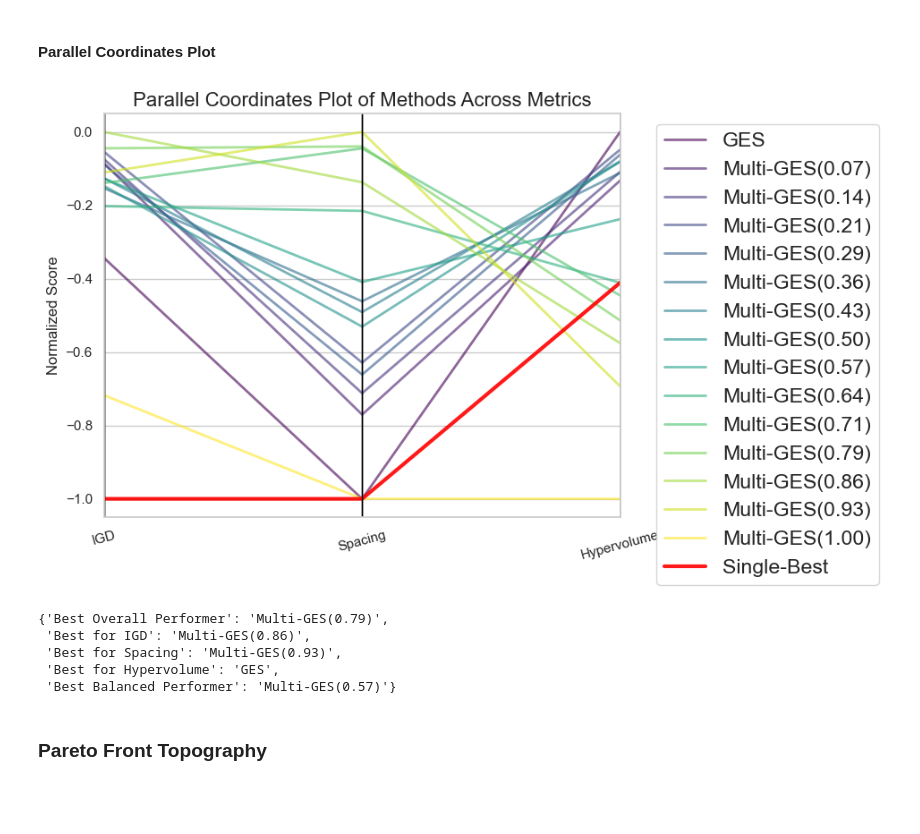
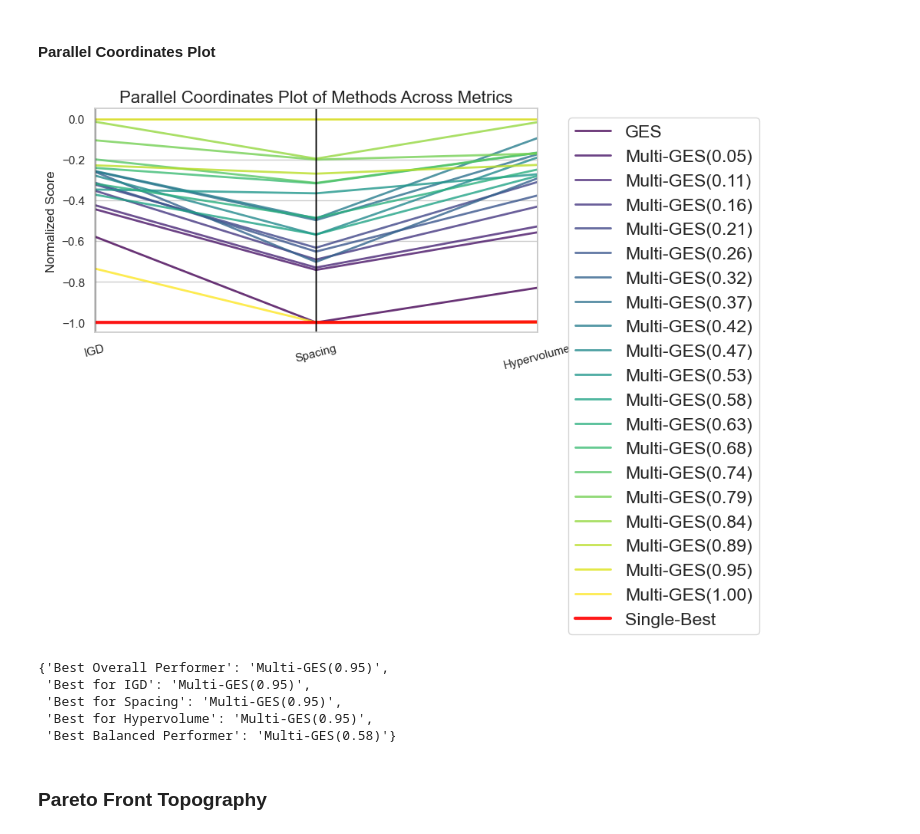
Before and after one commit to Atraxus/HA-ES, a Jupyter notebook: haes/plotting.ipynb, the cells around one changed output. Drawn from its saved outputs; the diff is of its cells as text; code cells hidden in the pictures; blank space fills up the shorter version.

```diff
--- a/haes/plotting.ipynb
+++ b/haes/plotting.ipynb
@@ -32,7 +32,7 @@ method_id_name_dict = {
     "MEMORY_QDO": "Memory-QDO-ES",
     "DISK_QDO": "Diskspace-QDO-ES",
 }
-infer_time_weights = np.linspace(0, 1, num=15)[1:]
+infer_time_weights = np.linspace(0, 1, num=20)[1:]
 infer_time_weights = np.round(infer_time_weights, 2)
 multi_ges_method_ids = [f"MULTI_GES-{time_weight:.2f}" for time_weight in infer_time_weights]
 multi_ges_method_names = [f"Multi-GES({time_weight:.2f})" for time_weight in infer_time_weights]
@@ -579,7 +581,7 @@ methods = df["method_name"].unique() #[
 all_hypervolumes = {}
 
 for method in methods:
-    all_hypervolumes[method] = calculate_average_hypervolumes(df, method, ["negated_normalized_roc_auc", "normalized_memory"])
+    all_hypervolumes[method] = calculate_average_hypervolumes(df, method, ["negated_normalized_roc_auc", "normalized_time"])
 
 plot_hypervolumes(all_hypervolumes)
 hypervolumes_df = pd.DataFrame(all_hypervolumes)
@@ -1014,32 +1015,32 @@ Single-Best     -1.000000 -1.000000    -0.410891
 # %%
 from pandas.plotting import parallel_coordinates
 
 # Add a 'Method' column to use as the class in the parallel coordinates plot
 combined_df['Method'] = combined_df.index
 
 # Separate Single-Best for distinct coloring
 single_best_df = combined_df[combined_df['Method'] == 'Single-Best']
 other_methods_df = combined_df[combined_df['Method'] != 'Single-Best']
 
 # Plot other methods with the colormap
 plt.figure(figsize=(10, 6))
-parallel_coordinates(other_methods_df, class_column='Method', colormap='viridis', alpha=0.6, linewidth=2)
+parallel_coordinates(other_methods_df, class_column='Method', colormap='viridis', alpha=0.8, linewidth=2)
 
 # Overlay Single-Best in a distinct color (red) with a thicker line
 parallel_coordinates(single_best_df, class_column='Method', color=['red'], alpha=0.9, linewidth=3)
 
 # Add plot labels and title
 plt.title('Parallel Coordinates Plot of Methods Across Metrics', fontsize=16)
 plt.ylabel('Normalized Score')
 plt.xticks(rotation=15)
 plt.grid(True)
 plt.legend(bbox_to_anchor=(1.05, 1), loc='upper left', fontsize='small')
 
 # Show plot
 plt.tight_layout()
 plt.show()
 # %% [output]
-[figure, old version]
+[figure, new version]
 # %%
 best_df = combined_df
 best_igd_method = best_df.loc[best_df['IGD'].idxmax(), 'Method']
@@ -1071,11 +1072,11 @@ best_methods = {
 
 best_methods
 # %% [output]
-{'Best Overall Performer': 'Multi-GES(0.79)',
- 'Best for IGD': 'Multi-GES(0.86)',
- 'Best for Spacing': 'Multi-GES(0.93)',
- 'Best for Hypervolume': 'GES',
- 'Best Balanced Performer': 'Multi-GES(0.57)'}
+{'Best Overall Performer': 'Multi-GES(0.95)',
+ 'Best for IGD': 'Multi-GES(0.95)',
+ 'Best for Spacing': 'Multi-GES(0.95)',
+ 'Best for Hypervolume': 'Multi-GES(0.95)',
+ 'Best Balanced Performer': 'Multi-GES(0.58)'}
 # %% [markdown]
 ### Pareto Front Topography
 # %%
```
Also changed, not shown: parts of 10 cells of this notebook, 6 other files.
